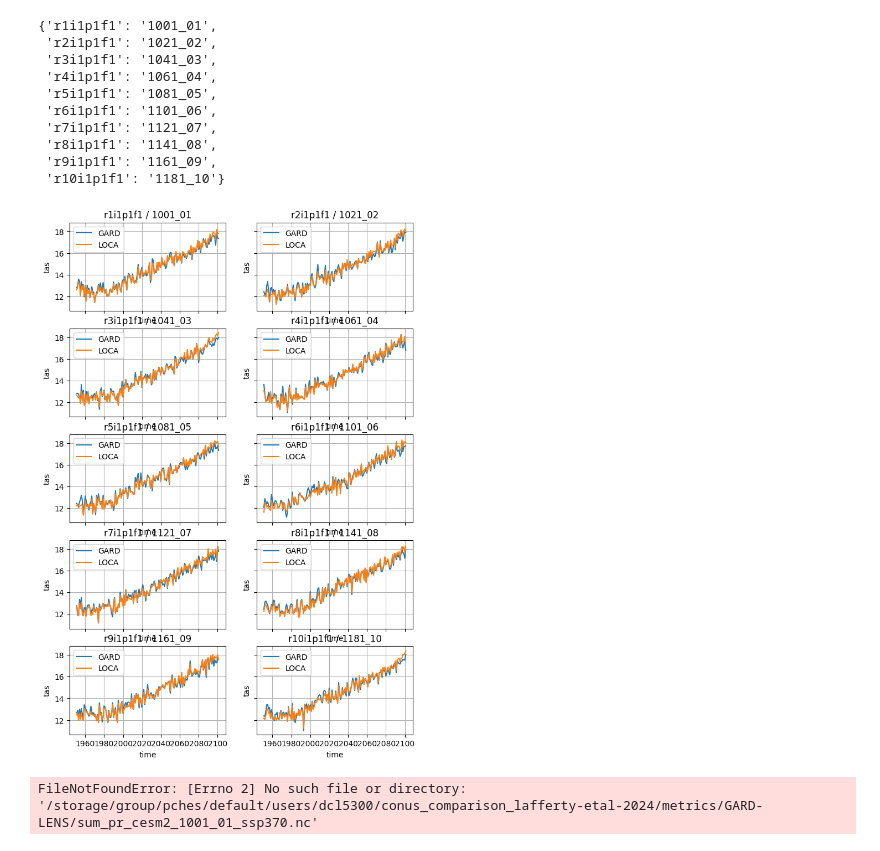
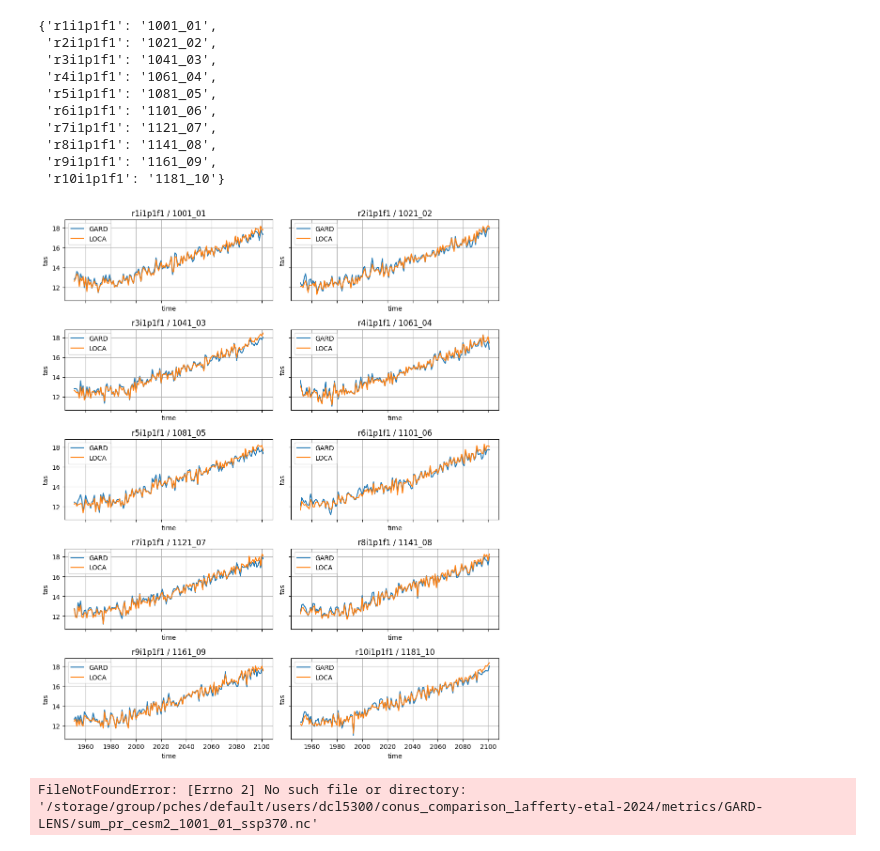
Before and after one commit to david0811/conus_comparison_lafferty-etal-2024, a Jupyter notebook: scripts/99_cesm_check.ipynb, the cells around one changed output. Cells and saved outputs as stored; diff of their text form; code cells hidden in the pictures.

```diff
--- a/scripts/99_cesm_check.ipynb
+++ b/scripts/99_cesm_check.ipynb
@@ -32,34 +32,34 @@ lon_domain = [-125, -70]
 # %%
 # Average temperature
 metric_id = 'avg_tas'
 var_id = 'tas'
 
-fig, axs = plt.subplots(5, 2, figsize=(8,12), sharex=True, sharey=True)
+fig, axs = plt.subplots(5, 2, figsize=(10,12), sharex=True, sharey=True)
 axs = axs.flatten()
 
 for idm, member in enumerate(loca_gard_mapping.keys()):
     ax = axs[idm]
     # Read
     ds_loca = xr.open_mfdataset(f'{project_data_path}/metrics/LOCA2/{metric_id}_CESM2-LENS_{member}_*.nc')
     ds_gard = xr.open_dataset(f'{project_data_path}/metrics/GARD-LENS/{metric_id}_cesm2_{loca_gard_mapping[member]}_ssp370.nc')
 
     # Plot GARD
     ds_gard[var_id].sel(lat=slice(lat_domain[0], lat_domain[1]),
                        lon=slice(lon_domain[0], lon_domain[1])).mean(dim=['lat', 'lon']).plot(ax=ax, label='GARD')
 
     # Plot LOCA
     ds_loca[var_id].sel(lat=slice(lat_domain[0], lat_domain[1]),
                        lon=slice(360+lon_domain[0], 360+lon_domain[1])).mean(dim=['lat', 'lon']).plot(ax=ax, label='LOCA')
 
     # Tidy
     ax.legend()
     ax.grid()
     ax.set_title(f'{member} / {loca_gard_mapping[member]}')
 
-fig.tight_layout()
+plt.tight_layout()
 plt.show()
 # %% [output]
-[figure, old version]
+[figure, new version]
 # %%
 # Total precip
 metric_id = 'sum_pr'
```
Also changed, not shown: 1 other file.
